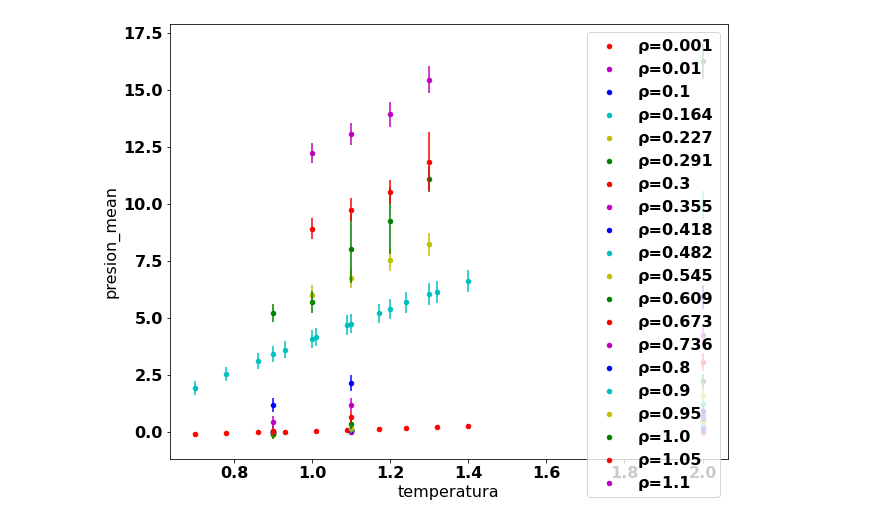
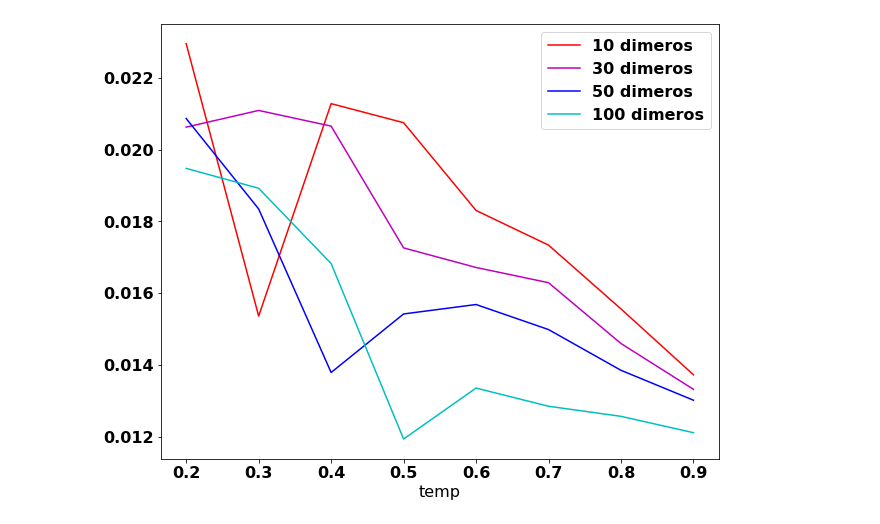
Before and after one commit to sstandre/dinamica_surfactante, a Jupyter notebook: analisis.ipynb, the cells around one changed output. Drawn from its saved outputs; the diff is of its cells as text; code cells hidden in the pictures.

```diff
--- a/analisis.ipynb
+++ b/analisis.ipynb
@@ -39,8 +39,5 @@ data_raw.head(10)
 # %%
-data = data_raw.groupby(['densidad','temperatura'], as_index=False).mean().drop('job', axis=1)
-names = ['potencial', 'cinetica', 'total', 'presion']
-for name in names:
-    data[name+'_std'] = np.sqrt( data[name+'_2'] - data[name+'_mean']**2 )
+data = data_raw.groupby(['eps_12','n_surf', 'temp'], as_index=False).mean().drop('job', axis=1)
 
 data.head()
 # %% [output]
@@ -53,12 +49,0 @@ data.head()
-# %%
-fig, ax = plt.subplots()
-
-temps = [0.9, 1.0, 1.1, 1.2, 1.3, 2.0]
-colors = 'rmbcyg'
-
-for temp, color in zip(temps, colors): #data['temperatura'].unique():
-    data2 = data[data['temperatura']==temp]
-    data2.plot(
-        'densidad', 'presion_mean', yerr='presion_std', color=color,
-        kind='scatter', label=f'T={temp}', ax=ax
-        )
@@ -69,12 +49,0 @@ findfont: Font family ['normal'] not found. Falling back to DejaVu Sans.
-# %%
-fig, ax = plt.subplots()
-
-ttemps = [0.9, 1.0, 1.1, 1.2, 1.3, 2.0]
-colors = 'rmbcyg'
-
-for temp, color in zip(temps, colors): #data['temperatura'].unique():
-    data2 = data[data['temperatura']==temp]
-    data2.plot(
-        'densidad', 'presion_std', color=color,
-        kind='scatter', label=f'T={temp}', ax=ax
-        )
@@ -83,20 +50,19 @@ for temp, color in zip(temps, colors): #data['temperatura'].unique():
 # %%
 from itertools import cycle
 fig, ax = plt.subplots()
 
-denss = [0.3, 0.9]
 colors = cycle('rmbcyg')
 
-x = np.array([0.6, 1.4])
+eps = 0.5
 # for dens, color in zip(denss, colors):
-for dens, color in zip(data['densidad'].unique(),colors):
-    data3 = data[data['densidad']==dens]
+for n, color in zip(data['n_surf'].unique(),colors):
+    data3 = data[(data['n_surf']==n) & (data['eps_12'] == eps)]
     data3.plot(
-        'temperatura', 'presion_mean', yerr='presion_std', color=color,
-        kind='scatter', label=f'ρ={dens}', ax=ax
+        'temp', 'superposicion', color=color,
+        kind='line', label=f'{n} dimeros', ax=ax
         )
     # ax.plot(x, dens*x, color=color)
 
 # ax.set_xlim(x)
 # %% [output]
-[figure, old version]
+[figure, new version]
```
Also changed, not shown: parts of 8 cells of this notebook, 1 other file.
